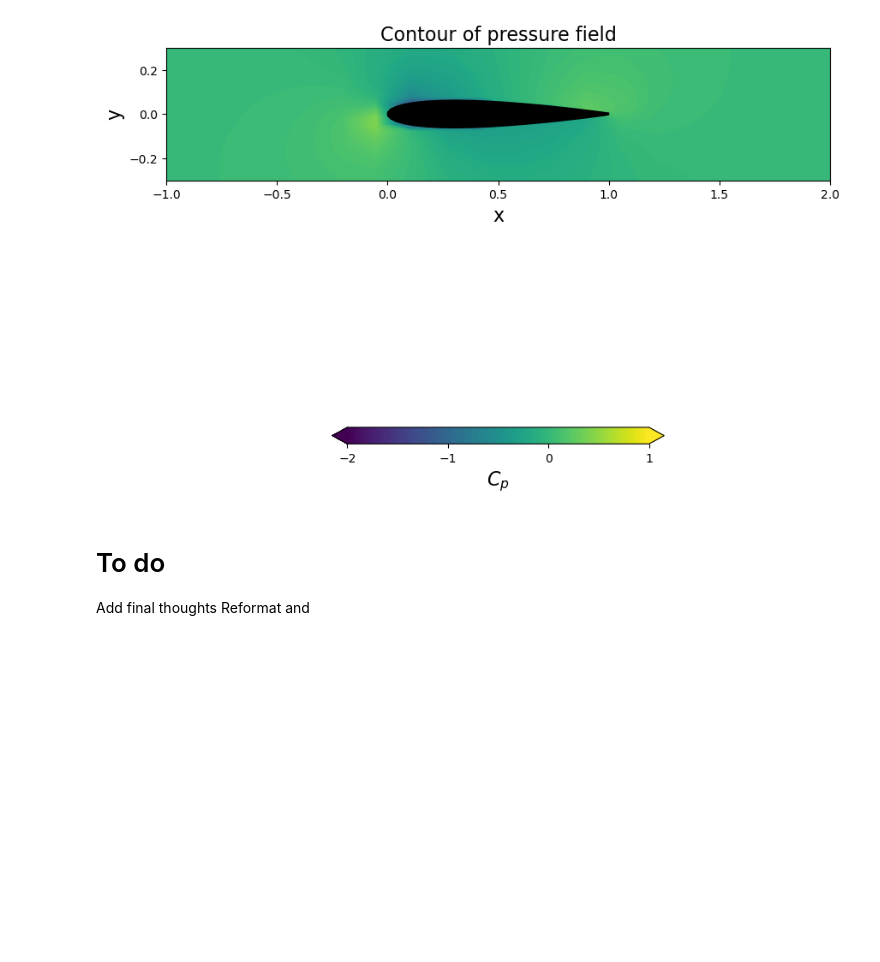
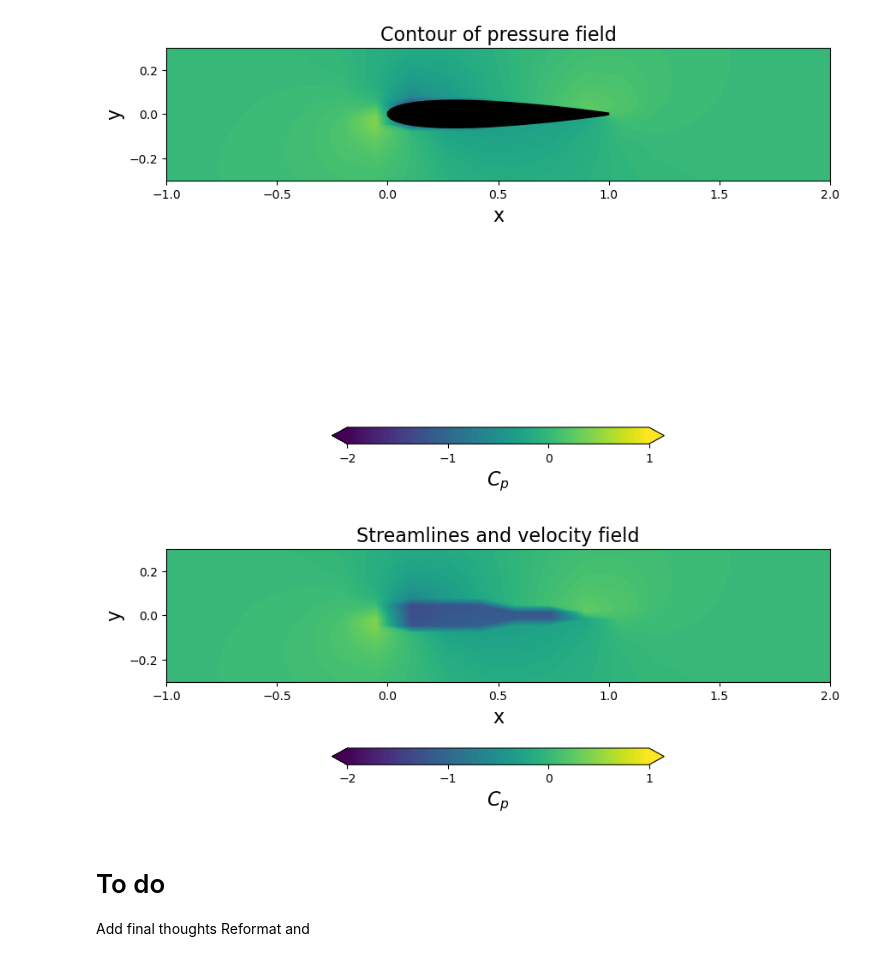
Before and after one commit to pentadont/Project_Math, a Jupyter notebook: Math_project/MathProject.ipynb, the cells around one changed output. Drawn from its saved outputs; the diff is of its cells as text; code cells hidden in the pictures; blank space fills up the shorter version.

```diff
--- a/Math_project/MathProject.ipynb
+++ b/Math_project/MathProject.ipynb
@@ -594,13 +593,13 @@ def build_freestream_rhs(panels, freestream):
     b: 1D Numpy array of floats
         Freestream contribution on each panel and on the Kutta condition.
     """
-    b = numpy.empty(panels.size + 1, dtype=float)
+    b = np.empty(panels.size + 1, dtype=float)
     # freestream contribution on each panel
     for i, panel in enumerate(panels):
-        b[i] = -freestream.u_inf * numpy.cos(freestream.alpha - panel.beta)
+        b[i] = -freestream.u_inf * np.cos(freestream.alpha - panel.beta)
     # freestream contribution on the Kutta condition
-    b[-1] = -freestream.u_inf * (numpy.sin(freestream.alpha - panels[0].beta) +
-                                 numpy.sin(freestream.alpha - panels[-1].beta) )
+    b[-1] = -freestream.u_inf * (np.sin(freestream.alpha - panels[0].beta) +
+                                 np.sin(freestream.alpha - panels[-1].beta) )
     return b
 # %%
 A = build_singularity_matrix(A_source, B_vortex)
@@ -609,7 +608,7 @@ b = build_freestream_rhs(panels, freestream)
 To solve the linear system will use the Scipy function linalg.solve. Then we store the results in the attribute sigma of each Panel object. We also create a variable gamma to store the value of the constant vortex strength.
 # %%
 # solve for singularity strengths
-strengths = numpy.linalg.solve(A, b)
+strengths = np.linalg.solve(A, b)
 
 # store source strength on each panel
 for i , panel in enumerate(panels):
@@ -808,10 +807,10 @@ def get_velocity_field(panels, freestream, X, Y):
         y-component of the velocity vector field.
     """
     # freestream contribution
-    u = freestream.u_inf * math.cos(freestream.alpha) * numpy.ones_like(X, dtype=float)
-    v = freestream.u_inf * math.sin(freestream.alpha) * numpy.ones_like(X, dtype=float)
+    u = freestream.u_inf * math.cos(freestream.alpha) * np.ones_like(X, dtype=float)
+    v = freestream.u_inf * math.sin(freestream.alpha) * np.ones_like(X, dtype=float)
     # add the contribution from each source (superposition powers!!!)
-    vec_intregral = numpy.vectorize(integral)
+    vec_intregral = np.vectorize(integral)
     for panel in panels:
         u += panel.sigma / (2.0 * math.pi) * vec_intregral(X, Y, panel, 1.0, 0.0)
         v += panel.sigma / (2.0 * math.pi) * vec_intregral(X, Y, panel, 0.0, 1.0)
@@ -822,8 +821,8 @@ def get_velocity_field(panels, freestream, X, Y):
 nx, ny = 20, 20  # number of points in the x and y directions
 x_start, x_end = -1.0, 2.0
 y_start, y_end = -0.3, 0.3
-X, Y = numpy.meshgrid(numpy.linspace(x_start, x_end, nx),
-                      numpy.linspace(y_start, y_end, ny))
+X, Y = np.meshgrid(np.linspace(x_start, x_end, nx),
+                      np.linspace(y_start, y_end, ny))
 
 # compute the velocity field on the mesh grid
 u, v = get_velocity_field(panels, freestream, X, Y)
@@ -872,6 +891,32 @@ plt.ylim(y_start, y_end)
 plt.title('Contour of pressure field', fontsize=16);
 # %% [output]
 [figure]
+# %%
+import numpy as np
+import matplotlib.pyplot as plt
+
+# Plot velocity field using quiver
+plt.figure(figsize=(width, width))
+plt.xlabel('x', fontsize=16)
+plt.ylabel('y', fontsize=16)
+plt.quiver(X, Y, u, v, scale=20, color='blue', alpha=0.6)
+#plt.fill([panel.xc for panel in panels], [panel.yc for panel in panels], color='k', linestyle='solid', linewidth=2, zorder=2)
+plt.axis('scaled')
+plt.xlim(x_start, x_end)
+plt.ylim(y_start, y_end)
+plt.title('Streamlines and velocity field', fontsize=16)
+
+# Compute the pressure field
+cp = 1.0 - (u**2 + v**2) / freestream.u_inf**2
+
+# Plot pressure field as contours
+contf = plt.contourf(X, Y, cp, levels=np.linspace(-2.0, 1.0, 100), extend='both')
+cbar = plt.colorbar(contf, orientation='horizontal', shrink=0.5, pad=0.1, ticks=[-2.0, -1.0, 0.0, 1.0])
+cbar.set_label('$C_p$', fontsize=16)
+
+plt.show()
+# %% [output]
+[figure, added]
 # %% [markdown]
 # To do
 Add final thoughts
```
Also changed, not shown: parts of 9 cells of this notebook.
